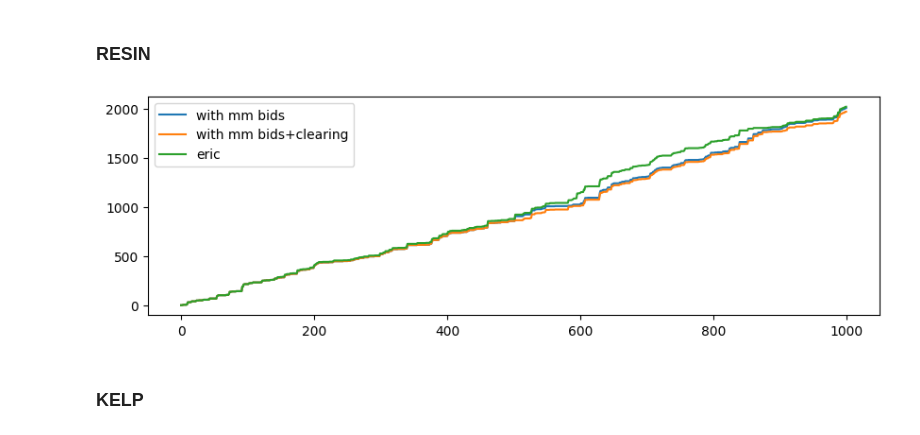
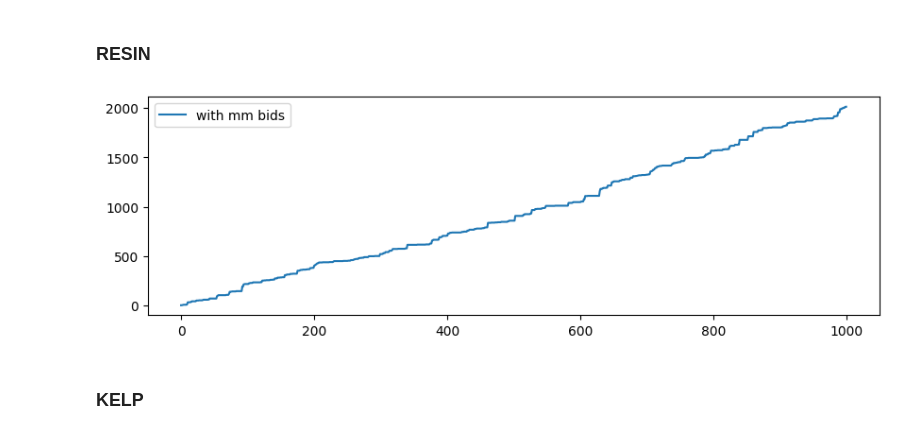
Before and after one commit to karinsim/Prosperity-by-IMC, a Jupyter notebook: round1.ipynb, the cells around one changed output. Cells and saved outputs as stored; diff of their text form; code cells hidden in the pictures.

```diff
--- a/round1.ipynb
+++ b/round1.ipynb
@@ -10,9 +10,9 @@ DIR = "data/round-1/"
 df1 = pd.read_csv(DIR+"prices_round_1_day_-2.csv", delimiter=';')
 df2 = pd.read_csv(DIR+"prices_round_1_day_-1.csv", delimiter=';')
 df3 = pd.read_csv(DIR+"prices_round_1_day_0.csv", delimiter=';')
-df4 = pd.read_csv(DIR+"price1.csv", delimiter=";")
+PnL = pd.read_csv(DIR+"prices_day_1.csv", delimiter=';')
 # %%
-price = pd.concat((df1, df2, df3, df4))
+price = pd.concat((df1, df2, df3, PnL))
 # %%
 RESIN = price.loc[price["product"]=="RAINFOREST_RESIN"].reset_index(drop=True)
 KELP = price.loc[price["product"]=="KELP"].reset_index(drop=True)
@@ -51,8 +51,6 @@ squid = SQUID.loc[SQUID["day"]==1]
 
 # f.close()
 # fp.close()
-# %%
-PnL = pd.read_csv(DIR+"log1-prices.txt", delimiter=';')
 # %%
 # the entire trade history (not just own trades)
 infile = r"data/round-1/log1.log"
@@ -72,11 +64,10 @@ PnL_eric = pd.read_csv(DIR+"ericliu.csv", delimiter=';')
 ### RESIN
 # %%
 plt.figure(figsize=(10,3))
-plt.plot(kelp["timestamp"]/100, pnL_resin.loc[pnL_resin["product"]=="RAINFOREST_RESIN"]["profit_and_loss"], label="with mm bids")
-plt.plot(kelp["timestamp"]/100, PnL_eric.loc[PnL_eric["product"]=="RAINFOREST_RESIN"]["profit_and_loss"], label="eric")
+plt.plot(kelp["timestamp"]/100, PnL.loc[PnL["product"]=="RAINFOREST_RESIN"]["profit_and_loss"], label="with mm bids")
 plt.legend()
 plt.show()
 # %% [output]
-[figure, old version]
+[figure, new version]
 # %% [markdown]
 ### KELP
```
Also changed, not shown: parts of 11 cells of this notebook, 2 other files.
